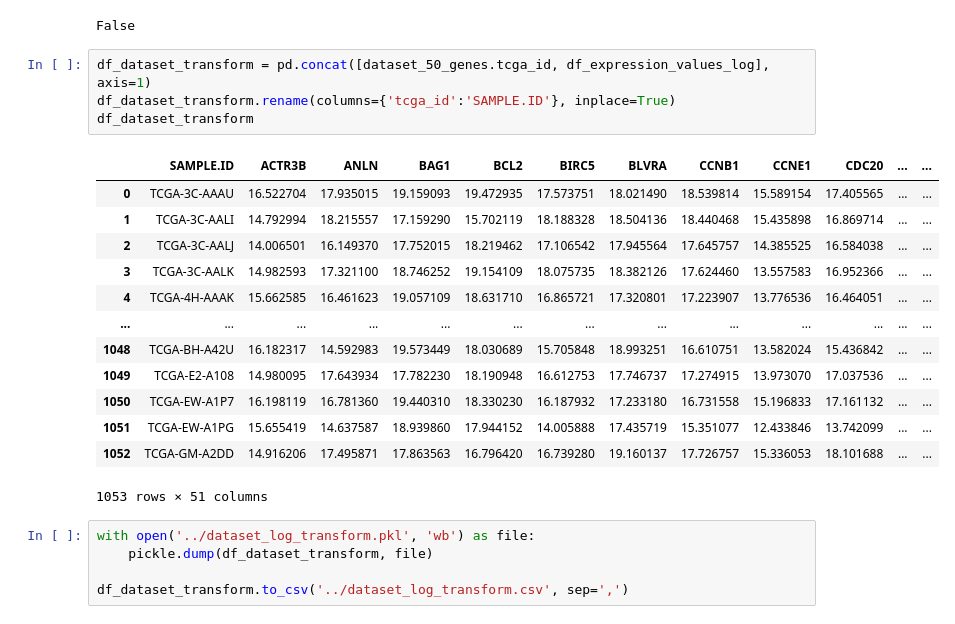
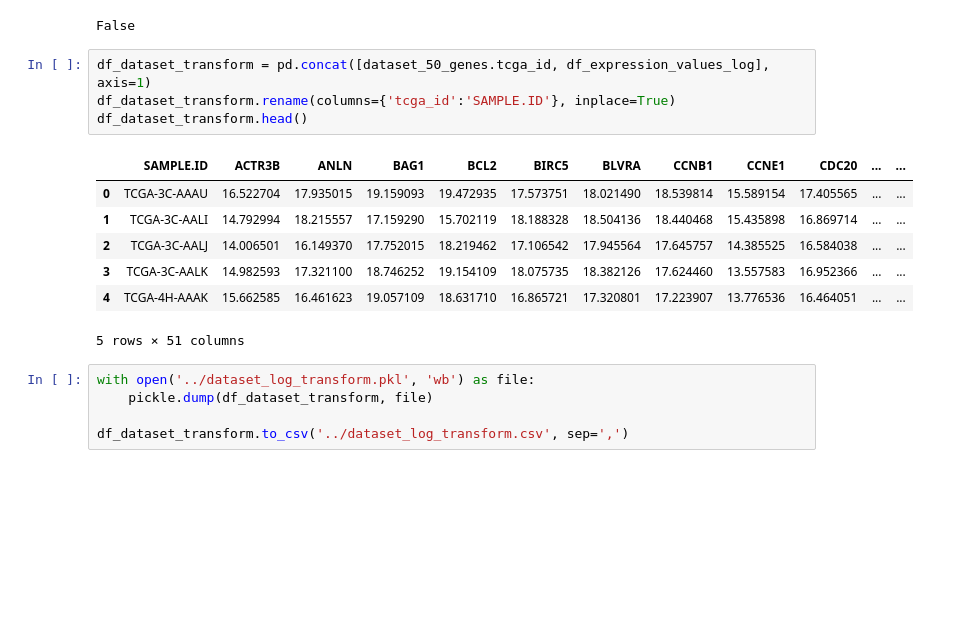
Before and after one commit to ivamilojkovic/ML-GeneExpression-CancerSubtype-Classification, a Jupyter notebook: src/data_exploration.ipynb, the cells around one changed output. Cells and saved outputs as stored; diff of their text form; blank space fills up the shorter version.

```diff
--- a/src/data_exploration.ipynb
+++ b/src/data_exploration.ipynb
@@ -91,21 +85,15 @@ False
 # %%
 df_dataset_transform = pd.concat([dataset_50_genes.tcga_id, df_expression_values_log], axis=1)
 df_dataset_transform.rename(columns={'tcga_id':'SAMPLE.ID'}, inplace=True)
-df_dataset_transform
+df_dataset_transform.head()
 # %% [output]
 |  | SAMPLE.ID | ACTR3B | ANLN | BAG1 | BCL2 | BIRC5 | BLVRA | CCNB1 | CCNE1 | CDC20 | ... | ... |
 | 0 | TCGA-3C-AAAU | 16.522704 | 17.935015 | 19.159093 | 19.472935 | 17.573751 | 18.021490 | 18.539814 | 15.589154 | 17.405565 | ... | ... |
 | 1 | TCGA-3C-AALI | 14.792994 | 18.215557 | 17.159290 | 15.702119 | 18.188328 | 18.504136 | 18.440468 | 15.435898 | 16.869714 | ... | ... |
 | 2 | TCGA-3C-AALJ | 14.006501 | 16.149370 | 17.752015 | 18.219462 | 17.106542 | 17.945564 | 17.645757 | 14.385525 | 16.584038 | ... | ... |
 | 3 | TCGA-3C-AALK | 14.982593 | 17.321100 | 18.746252 | 19.154109 | 18.075735 | 18.382126 | 17.624460 | 13.557583 | 16.952366 | ... | ... |
 | 4 | TCGA-4H-AAAK | 15.662585 | 16.461623 | 19.057109 | 18.631710 | 16.865721 | 17.320801 | 17.223907 | 13.776536 | 16.464051 | ... | ... |
-| ... | ... | ... | ... | ... | ... | ... | ... | ... | ... | ... | ... | ... |
-| 1048 | TCGA-BH-A42U | 16.182317 | 14.592983 | 19.573449 | 18.030689 | 15.705848 | 18.993251 | 16.610751 | 13.582024 | 15.436842 | ... | ... |
-| 1049 | TCGA-E2-A108 | 14.980095 | 17.643934 | 17.782230 | 18.190948 | 16.612753 | 17.746737 | 17.274915 | 13.973070 | 17.037536 | ... | ... |
-| 1050 | TCGA-EW-A1P7 | 16.198119 | 16.781360 | 19.440310 | 18.330230 | 16.187932 | 17.233180 | 16.731558 | 15.196833 | 17.161132 | ... | ... |
-| 1051 | TCGA-EW-A1PG | 15.655419 | 14.637587 | 18.939860 | 17.944152 | 14.005888 | 17.435719 | 15.351077 | 12.433846 | 13.742099 | ... | ... |
-| 1052 | TCGA-GM-A2DD | 14.916206 | 17.495871 | 17.863563 | 16.796420 | 16.739280 | 19.160137 | 17.726757 | 15.336053 | 18.101688 | ... | ... |
-1053 rows × 51 columns
+5 rows × 51 columns
 # %%
 with open('../dataset_log_transform.pkl', 'wb') as file:
     pickle.dump(df_dataset_transform, file)
```
Also changed, not shown: parts of 9 cells of this notebook, 4 other files.
